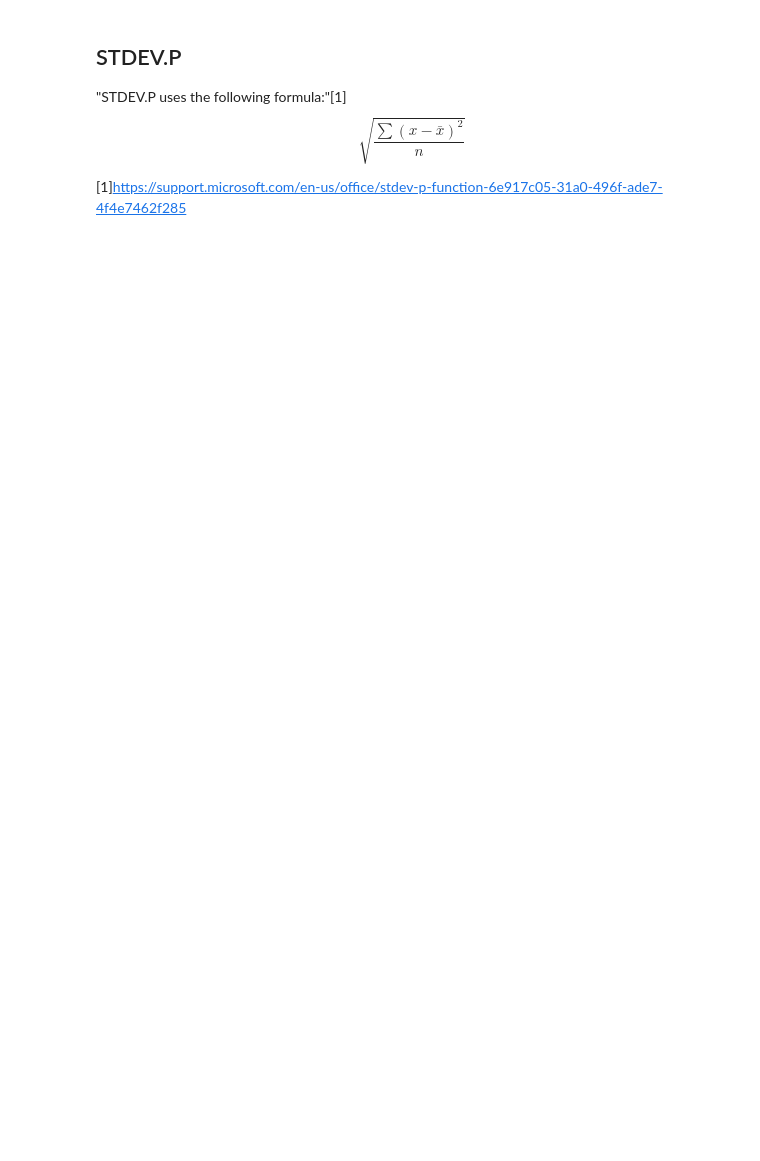
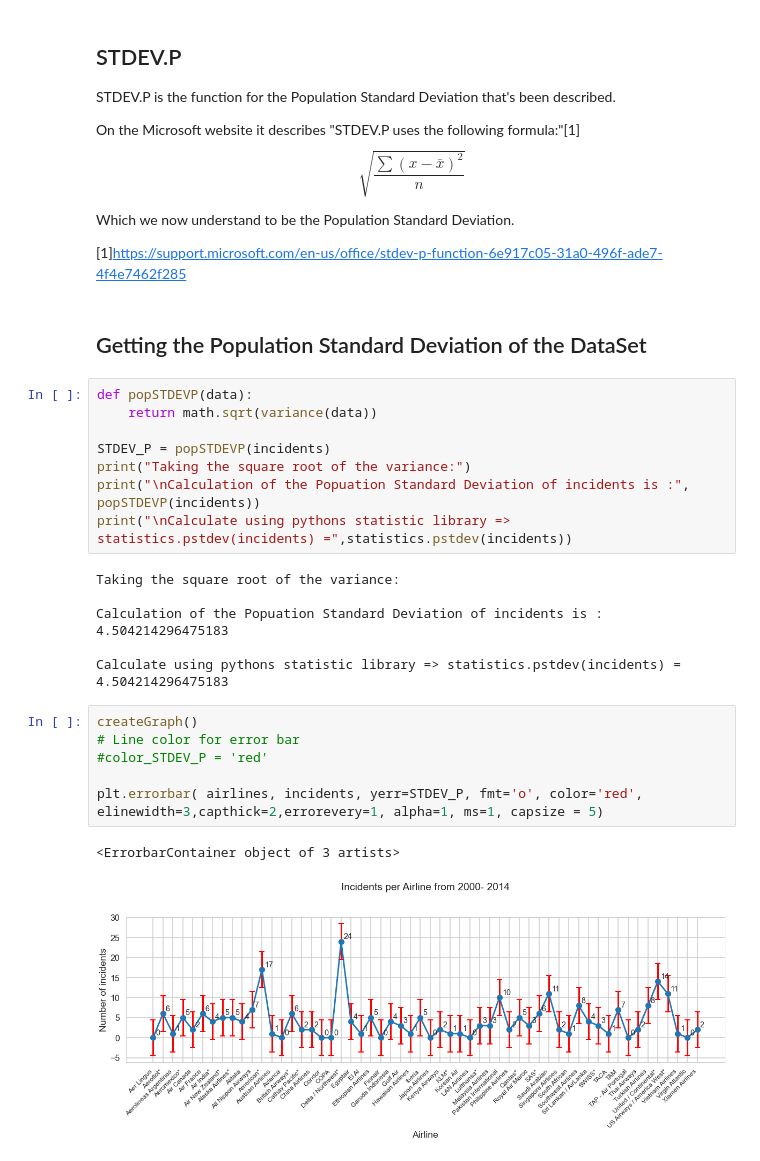
Before and after one commit to shaunamoffatt/EmergingTechnologyTasks, a Jupyter notebook: Task 3 -Diff between STDEV.P and STDEV.S excel standard deviation functions.ipynb, the cells around one changed output. Cells and saved outputs as stored; diff of their text form; blank space fills up the shorter version.

```diff
--- a/Task 3 -Diff between STDEV.P and STDEV.S excel standard deviation functions.ipynb
+++ b/Task 3 -Diff between STDEV.P and STDEV.S excel standard deviation functions.ipynb
@@ -42,9 +146,38 @@ The Standard Deviation $\sigma$ is simply the positive square root the variance
 # %% [markdown]
 ## STDEV.P
 
-"STDEV.P uses the following formula:"[1]
+STDEV.P is the function for the Population Standard Deviation that's been described.
+
+On the Microsoft website it describes "STDEV.P uses the following formula:"[1]
 \begin{equation}
 \sqrt{\frac{\sum{(x-\bar{x})}^2}{n}}
 \end{equation}
 
+Which we now understand to be the Population Standard Deviation.
+
 [1]https://support.microsoft.com/en-us/office/stdev-p-function-6e917c05-31a0-496f-ade7-4f4e7462f285
+# %% [markdown]
+## Getting the Population Standard Deviation of the DataSet
+# %%
+def popSTDEVP(data):
+    return math.sqrt(variance(data))
+
+STDEV_P = popSTDEVP(incidents)
+print("Taking the square root of the variance:")
+print("\nCalculation of the Popuation Standard Deviation of incidents is :", popSTDEVP(incidents))
+print("\nCalculate using pythons statistic library => statistics.pstdev(incidents) =",statistics.pstdev(incidents))
+# %% [output]
+Taking the square root of the variance:
+
+Calculation of the Popuation Standard Deviation of incidents is : 4.504214296475183
+
+Calculate using pythons statistic library => statistics.pstdev(incidents) = 4.504214296475183
+# %%
+createGraph()
+# Line color for error bar
+#color_STDEV_P = 'red'
+
+plt.errorbar( airlines, incidents, yerr=STDEV_P, fmt='o', color='red', elinewidth=3,capthick=2,errorevery=1, alpha=1, ms=1, capsize = 5)
+# %% [output]
+<ErrorbarContainer object of 3 artists>
+[figure, added]
```
Also changed, not shown: parts of 14 cells of this notebook, 2 other files.
